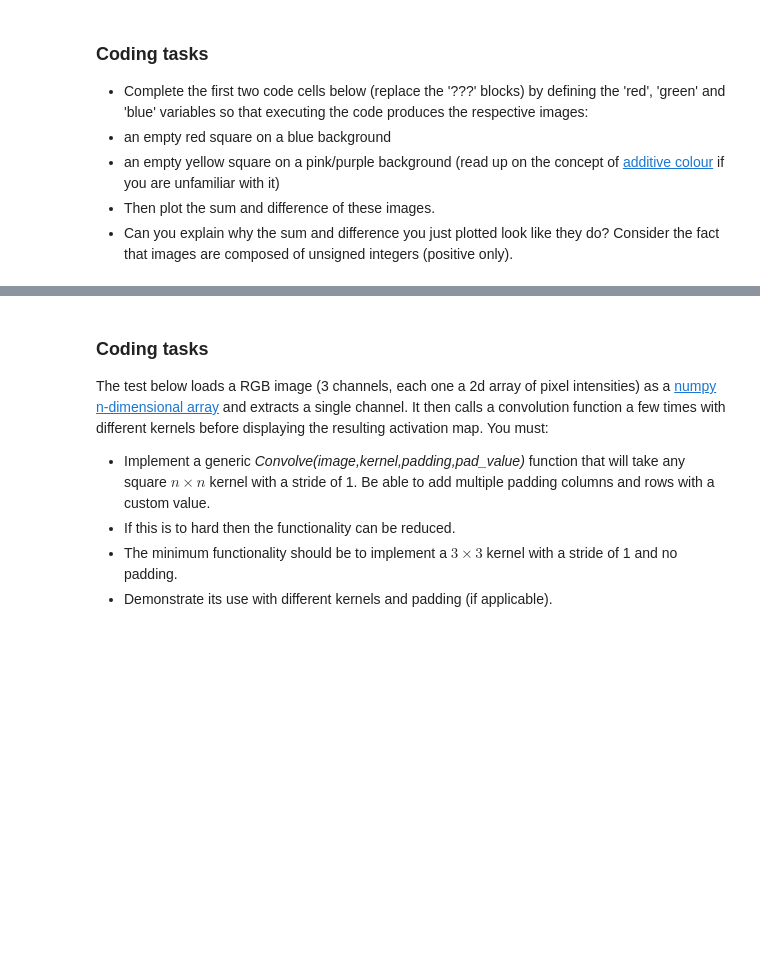
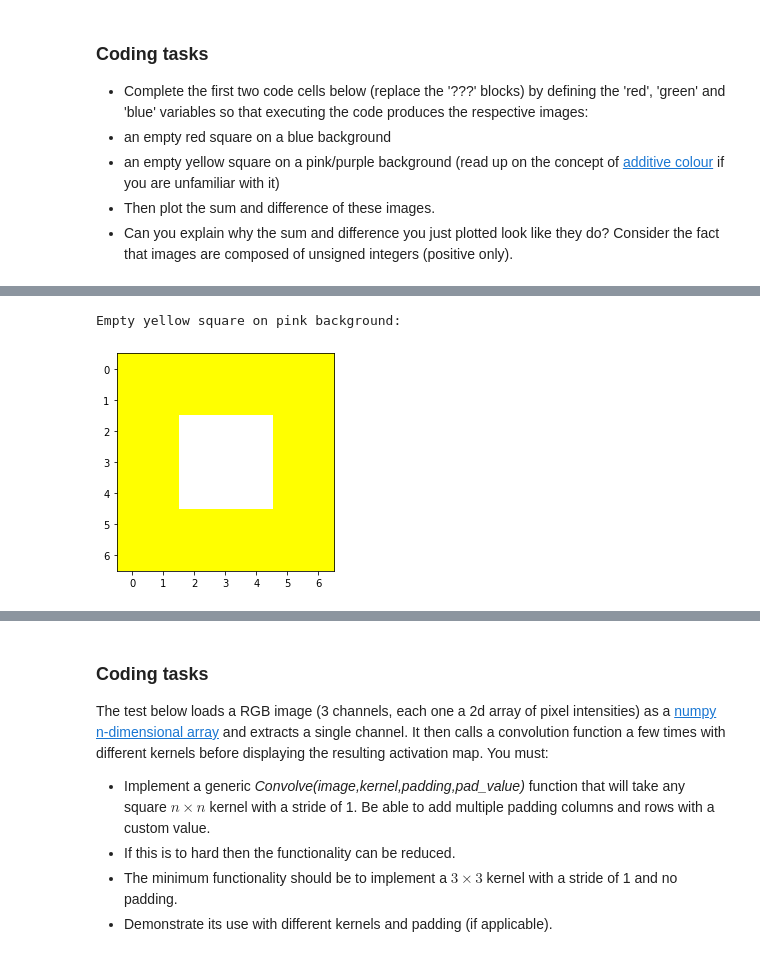
Before and after one commit to sean-meade/Convolution-Neural-Networks, a Jupyter notebook: Etivity3_ConvolutionNetworks_23233729.ipynb, the cells around one changed output, grey strips where cells are left out. Saved outputs shown, nothing was run; the diff lists cells and outputs as text; code cells hidden in the pictures; blank space fills up the shorter version.

```diff
--- a/Etivity3_ConvolutionNetworks_23233729.ipynb
+++ b/Etivity3_ConvolutionNetworks_23233729.ipynb
@@ -167,19 +179,23 @@ plt.show()
 # %%
 ### Drawing an empty yellow square on a pink/purple background
 # define our R/G/B channels, combine them into a 3d array and plot them
 
-red = ???
+red = np.ones((7, 7), dtype='uint8') * 255 #???
 
-green = ???
+green = np.ones((7, 7), dtype='uint8') * 255 #???
 
-blue = ???
+blue = np.zeros((7, 7), dtype='uint8') #???
+blue[2:5, 2:5] = 255
 
 
 ysq_pink = np.dstack([red, green, blue])
 
 print("Empty yellow square on pink background:")
 plt.imshow( ysq_pink )
 plt.show()
+# %% [output]
+Empty yellow square on pink background:
+[figure, added]
 # %%
 ### Plotting the sum and difference of the images
 
```
Also changed, not shown: parts of 25 cells of this notebook, 20 other files.
